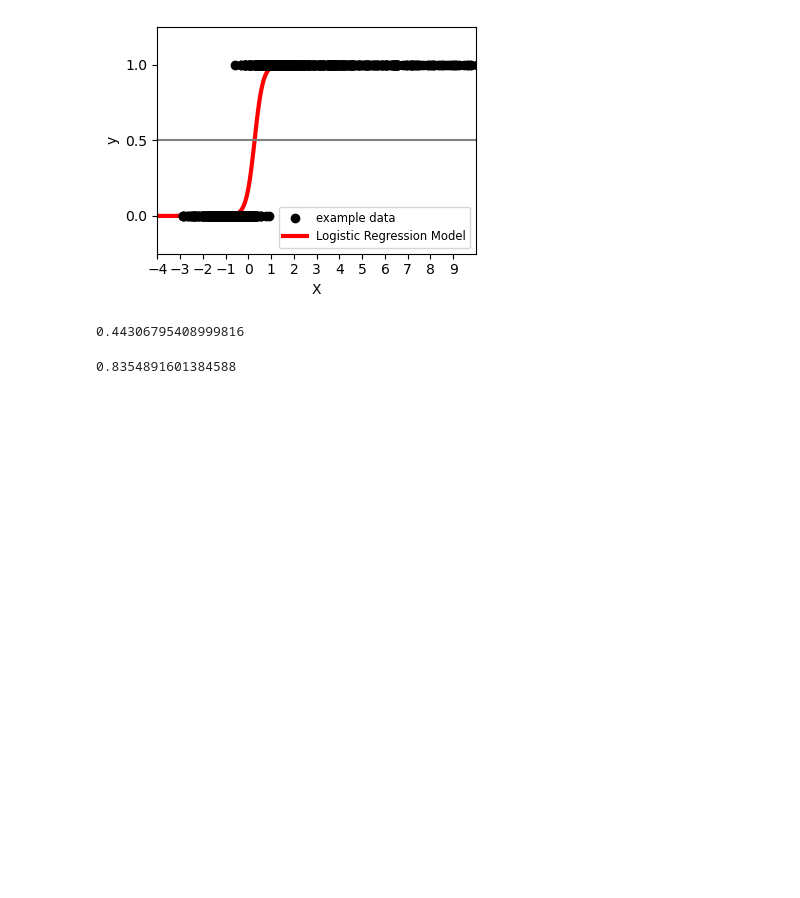
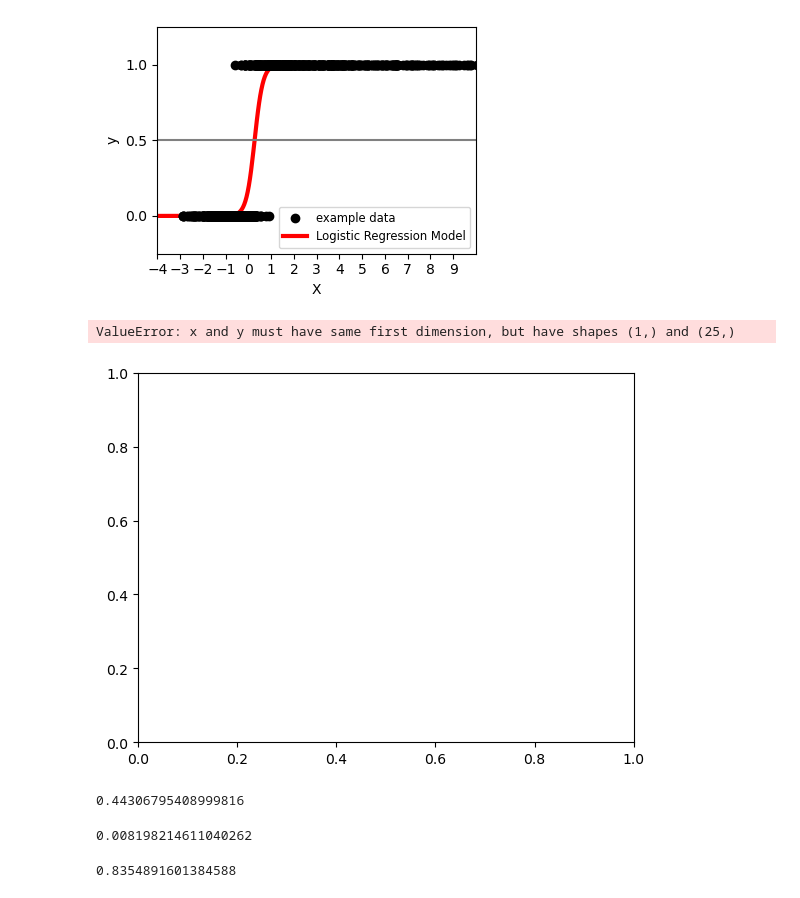
Before and after one commit to AlbertNg02/food-insecurity-prediction, a Jupyter notebook: data_explore.ipynb, the cells around one changed output. Saved outputs shown, nothing was run; the diff lists cells and outputs as text; code cells hidden in the pictures; blank space fills up the shorter version.

Commit message:
graphs - help

```diff
--- a/data_explore.ipynb
+++ b/data_explore.ipynb
@@ -225,6 +229,37 @@ plt.tight_layout()
 plt.show()
 # %% [output]
 [figure]
+# %%
+X = 25
+train_accuracy = np.empty(X)
+test_accuracy = np.empty(X)
+
+
+for i in range(X):
+    data_train, data_test, target_train, target_test = train_test_split(
+    data, target, random_state=42
+    )
+    model = make_pipeline(preprocessor, LogisticRegression(max_iter=500))
+    _ = model.fit(data_train, target_train)
+    model.predict(data_test)
+    train_accuracy[i] = model.score(data_train, target_train)
+    test_accuracy[i] = model.score(data_test, target_test)
+
+    # Compute training and test data accuracy
+    #train_accuracy[i] = knn.score(data_train, target_train)
+    #test_accuracy[i] = knn.score(data_test, target_test)
+
+# Generate plot
+plt.plot(X, test_accuracy, label = 'Testing dataset Accuracy')
+plt.plot(X, train_accuracy, label = 'Training dataset Accuracy')
+
+plt.legend()
+plt.xlabel('x axis')
+plt.ylabel('Accuracy')
+plt.show()
+# %% [output]
+ValueError: x and y must have same first dimension, but have shapes (1,) and (25,)
+[figure, added]
 # %%
 
 from sklearn.ensemble import RandomForestClassifier
@@ -239,3 +300,5 @@ from sklearn.ensemble import GradientBoostingClassifier
 model = make_pipeline(preprocessor,GradientBoostingClassifier(n_estimators=100, learning_rate=1.0, max_depth=1, random_state=0) )
 _ = model.fit(data_train, target_train)
 model.score(data_test, target_test)
+# %% [output]
+0.008198214611040262
```
Also changed, not shown: parts of 3 cells of this notebook.
